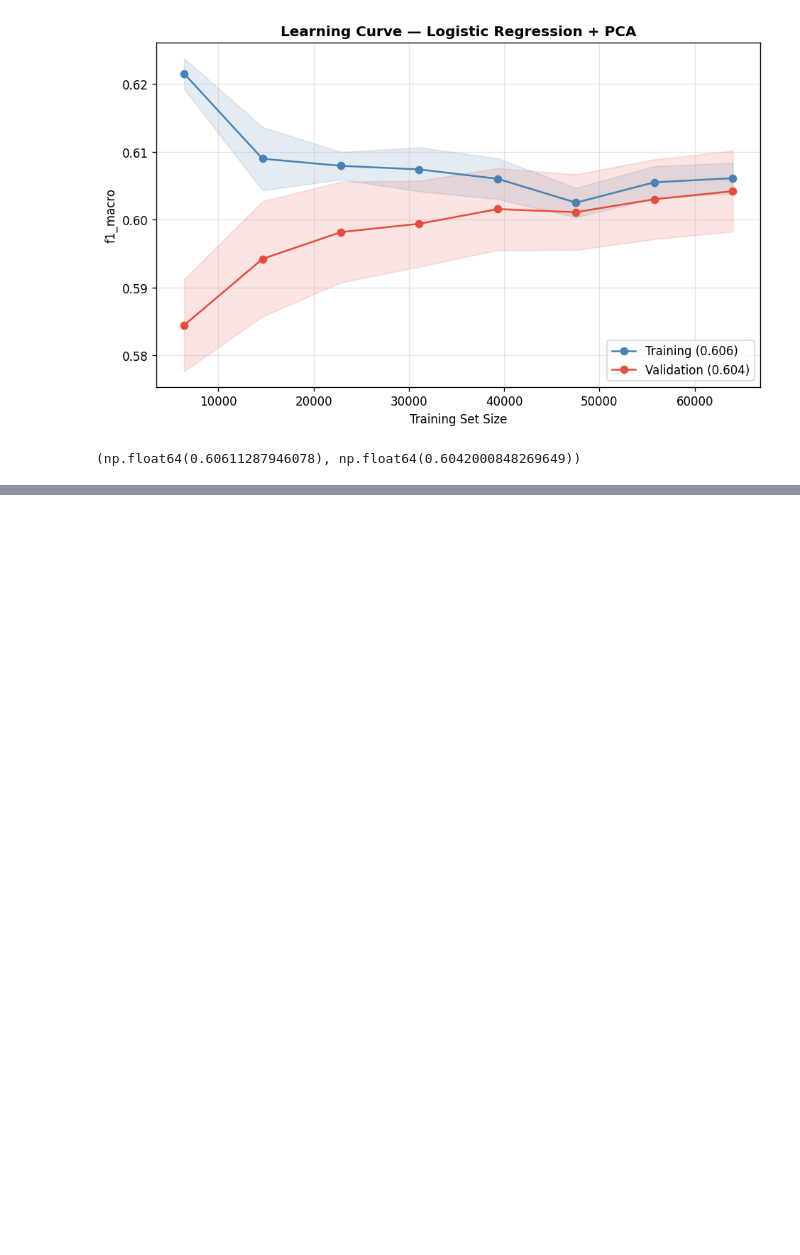
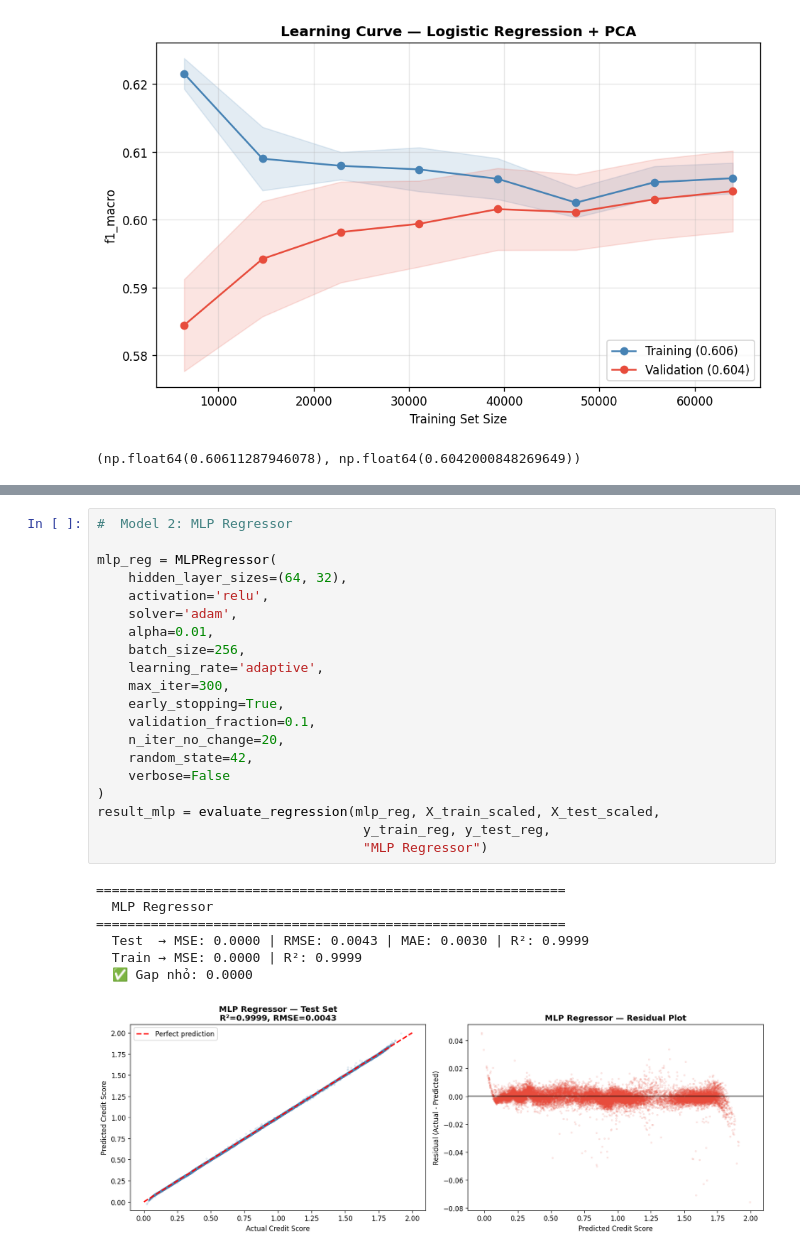
Before and after one commit to VietAnh-205/ml_project_final, a Jupyter notebook: ml_project.ipynb, the cells around one changed output, grey strips where cells are left out. Saved outputs shown, nothing was run; the diff lists cells and outputs as text; blank space fills up the shorter version.

```diff
--- a/ml_project.ipynb
+++ b/ml_project.ipynb
@@ -1444,0 +1576,28 @@ plot_learning_curve(
+# %%
+#  Model 2: MLP Regressor
+
+mlp_reg = MLPRegressor(
+    hidden_layer_sizes=(64, 32),
+    activation='relu',
+    solver='adam',
+    alpha=0.01,
+    batch_size=256,
+    learning_rate='adaptive',
+    max_iter=300,
+    early_stopping=True,
+    validation_fraction=0.1,
+    n_iter_no_change=20,
+    random_state=42,
+    verbose=False
+)
+result_mlp = evaluate_regression(mlp_reg, X_train_scaled, X_test_scaled,
+                                  y_train_reg, y_test_reg,
+                                  "MLP Regressor")
+# %% [output]
+============================================================
+  MLP Regressor
+============================================================
+  Test  → MSE: 0.0000 | RMSE: 0.0043 | MAE: 0.0030 | R²: 0.9999
+  Train → MSE: 0.0000 | R²: 0.9999
+  ✅ Gap nhỏ: 0.0000
+[figure, added]
```
Also changed, not shown: parts of 6 cells of this notebook.
